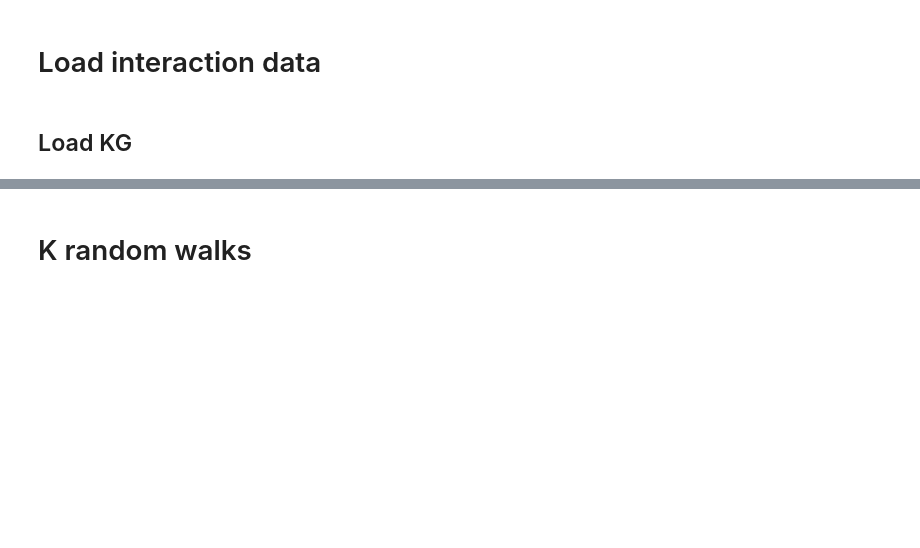
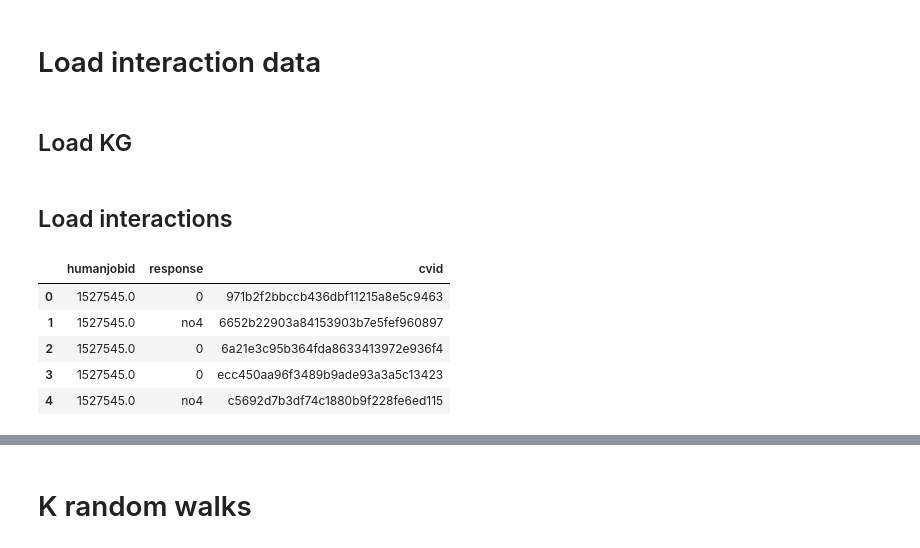
Before and after one commit to Roan-Schellingerhout/AKGC_WSDM, a Jupyter notebook: kg_construction/subgraph_generator.ipynb, the cells around one changed output, grey strips where cells are left out. Drawn from its saved outputs; the diff is of its cells as text; code cells hidden in the pictures; blank space fills up the shorter version.

```diff
--- a/kg_construction/subgraph_generator.ipynb
+++ b/kg_construction/subgraph_generator.ipynb
@@ -47,3 +47,16 @@ for n in tqdm(G.nodes):
     all_neighbors[n] = set(H.neighbors(n))
 
 all_neighbors = {k: {i for i in v if not pd.isna(i)} for k, v in all_neighbors.items()}
+# %% [markdown]
+## Load interactions
+# %%
+df_int = pd.read_csv("../../dataset/final_dataset/contacted_anon.csv").fillna(0)
+
+df_int.head()
+# %% [output]
+|  | humanjobid | response | cvid |
+| 0 | 1527545.0 | 0 | 971b2f2bbccb436dbf11215a8e5c9463 |
+| 1 | 1527545.0 | no4 | 6652b22903a84153903b7e5fef960897 |
+| 2 | 1527545.0 | 0 | 6a21e3c95b364fda8633413972e936f4 |
+| 3 | 1527545.0 | 0 | ecc450aa96f3489b9ade93a3a5c13423 |
+| 4 | 1527545.0 | no4 | c5692d7b3df74c1880b9f228fe6ed115 |
```
Also changed, not shown: parts of 6 cells of this notebook, 20 other files.
